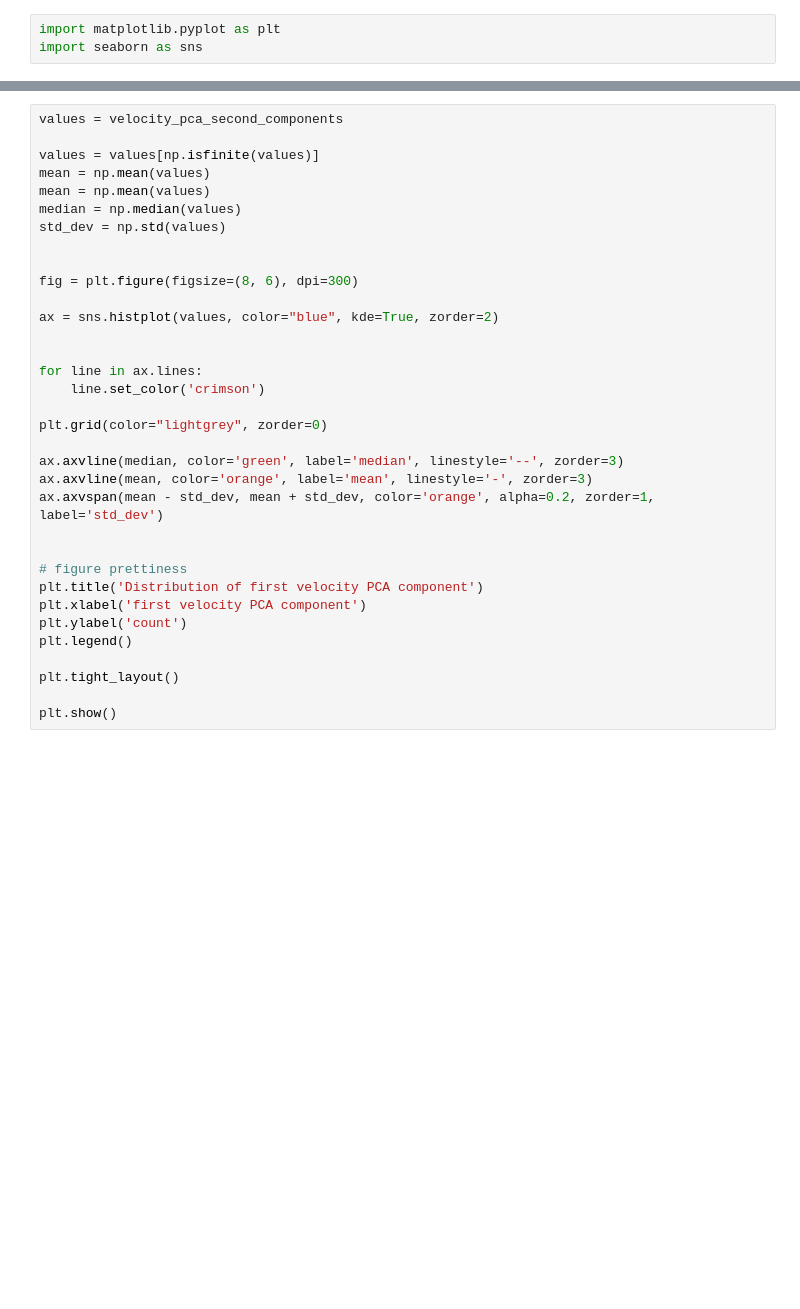
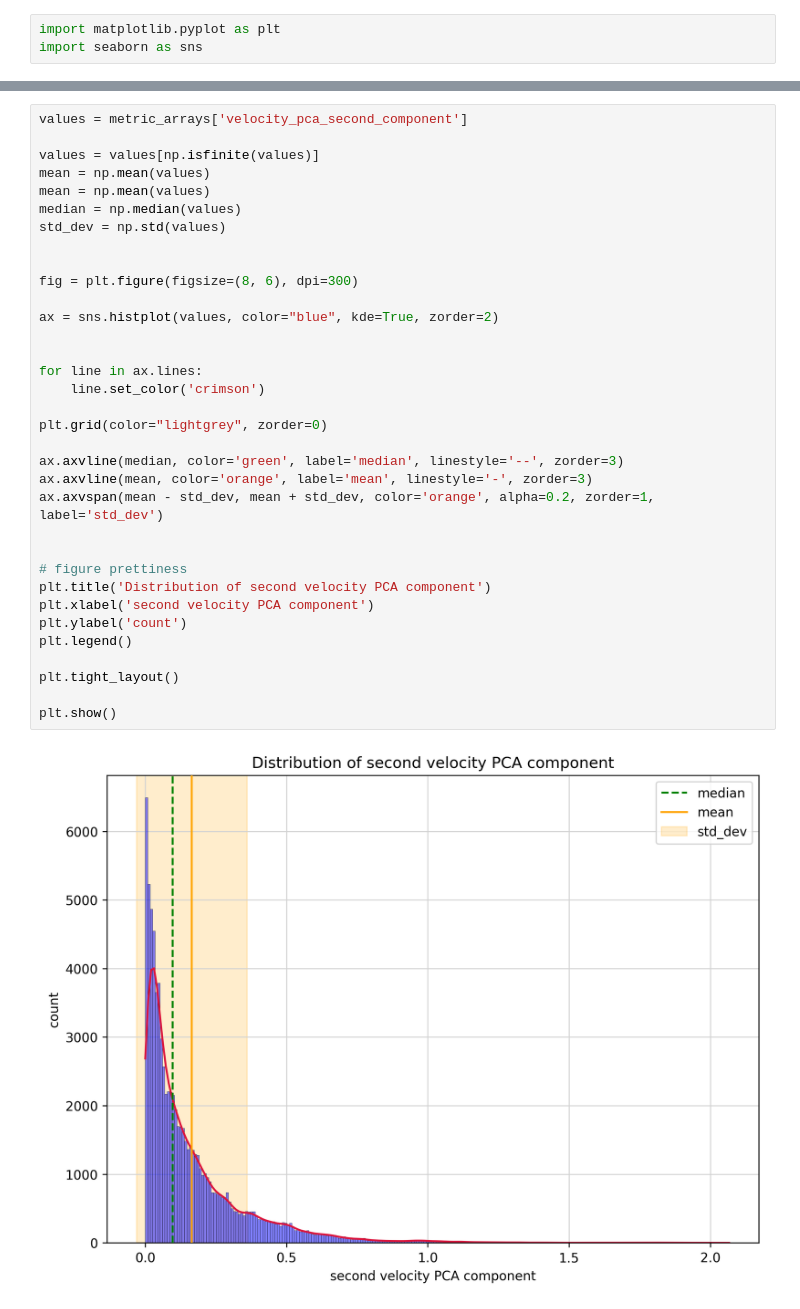
Before and after one commit to louisvonleitner/geese-orderedness, a Jupyter notebook: order_data.ipynb, the cells around one changed output, grey strips where cells are left out. Cells and saved outputs as stored; diff of their text form; blank space fills up the shorter version.

```diff
--- a/order_data.ipynb
+++ b/order_data.ipynb
@@ -312,34 +233,36 @@ plt.show()
 # %%
-values = velocity_pca_second_components
+values = metric_arrays['velocity_pca_second_component']
 
 values = values[np.isfinite(values)]
 mean = np.mean(values)
 mean = np.mean(values)
 median = np.median(values)
 std_dev = np.std(values)
 
 
 fig = plt.figure(figsize=(8, 6), dpi=300)
 
 ax = sns.histplot(values, color="blue", kde=True, zorder=2)
 
 
 for line in ax.lines:
     line.set_color('crimson')
 
 plt.grid(color="lightgrey", zorder=0)
 
 ax.axvline(median, color='green', label='median', linestyle='--', zorder=3)
 ax.axvline(mean, color='orange', label='mean', linestyle='-', zorder=3)
 ax.axvspan(mean - std_dev, mean + std_dev, color='orange', alpha=0.2, zorder=1, label='std_dev')
 
 
 # figure prettiness
-plt.title('Distribution of first velocity PCA component')
-plt.xlabel('first velocity PCA component')
+plt.title('Distribution of second velocity PCA component')
+plt.xlabel('second velocity PCA component')
 plt.ylabel('count')
 plt.legend()
 
 plt.tight_layout()
 
 plt.show()
+# %% [output]
+[figure, added]
```
Also changed, not shown: parts of 9 cells of this notebook, 3 other files.
